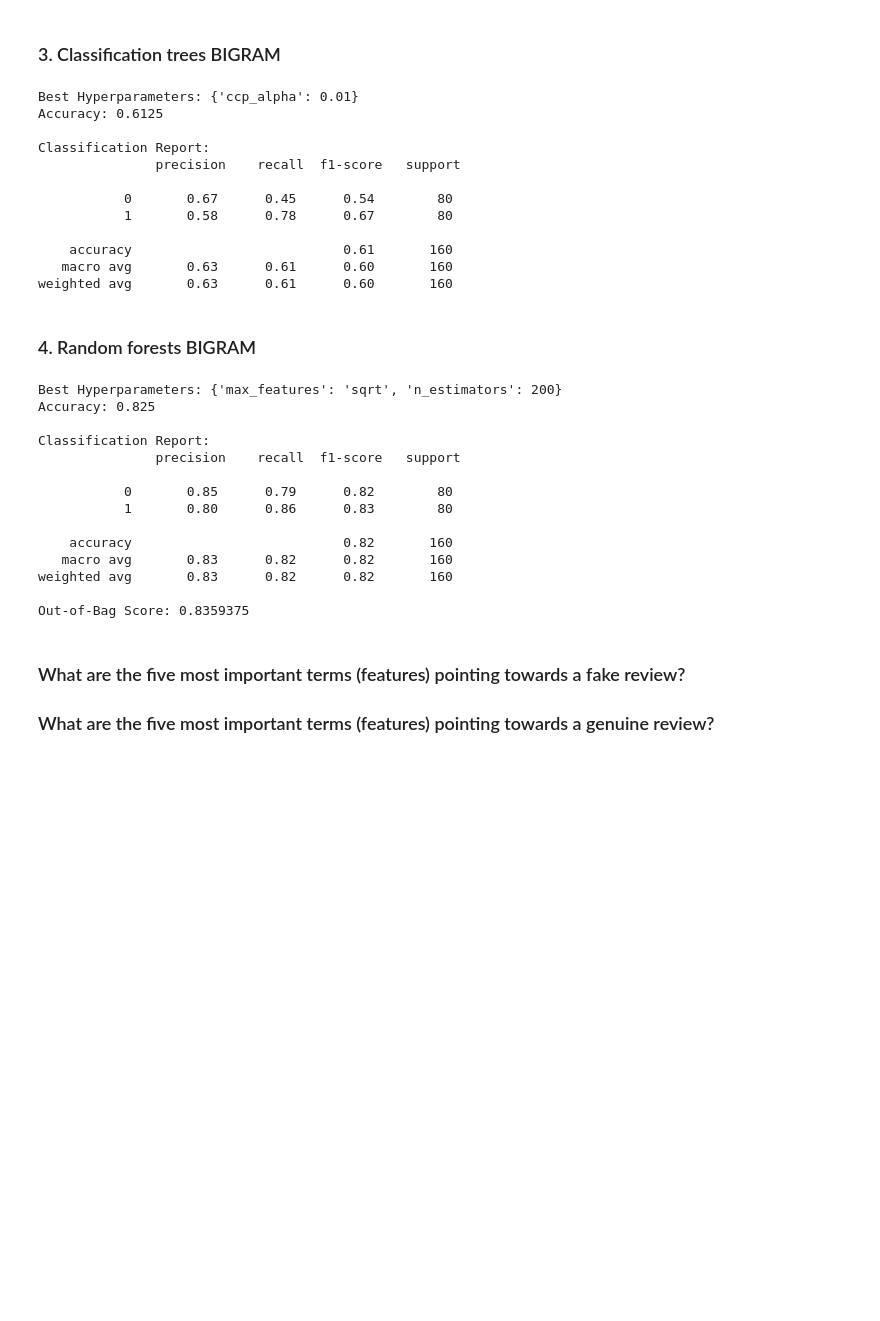
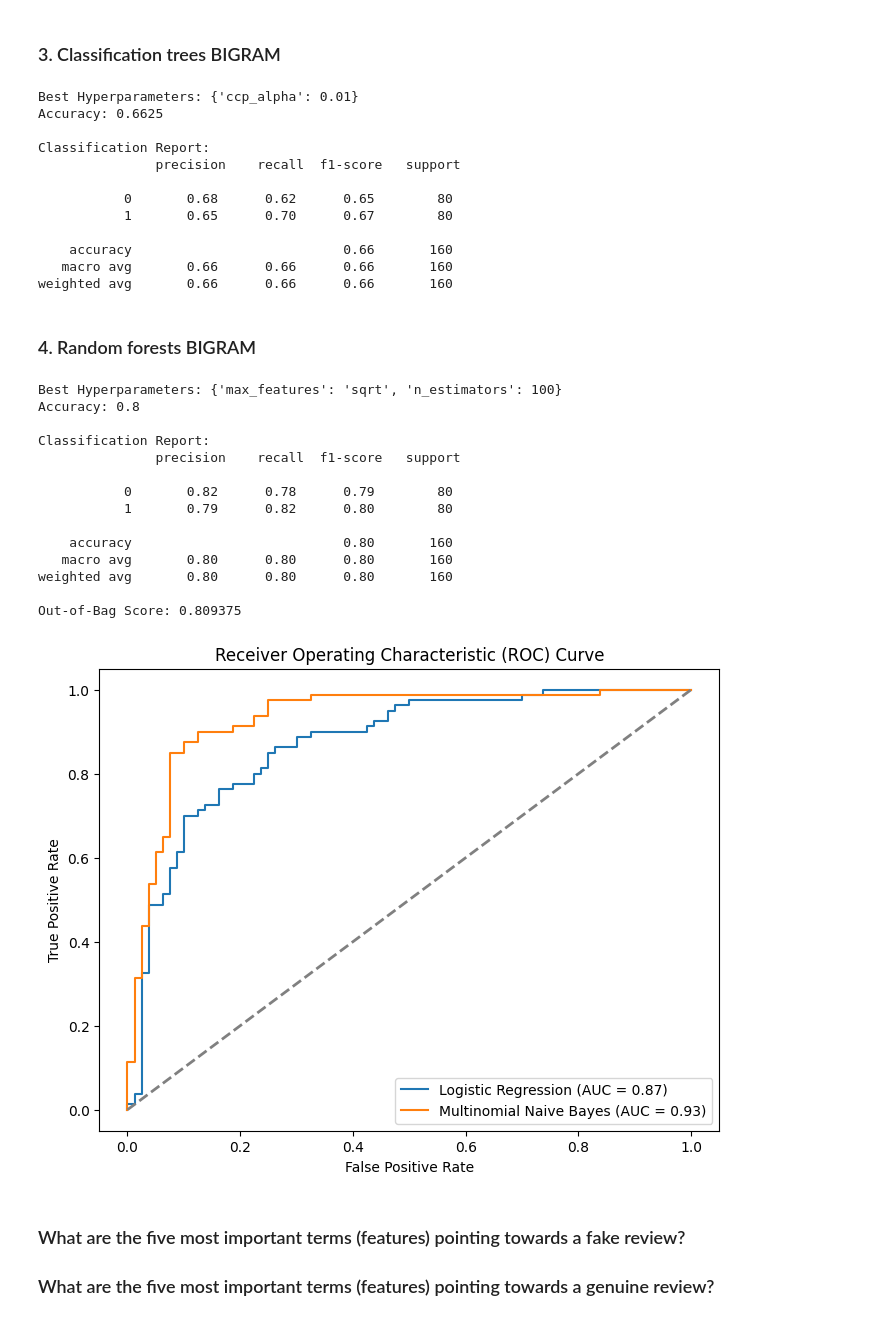
Before and after one commit to PaulVermeeren/Data-Mining, a Jupyter notebook: assignment_2.ipynb, the cells around one changed output. Drawn from its saved outputs; the diff is of its cells as text; code cells hidden in the pictures; blank space fills up the shorter version.

```diff
--- a/assignment_2.ipynb
+++ b/assignment_2.ipynb
@@ -51,6 +51,19 @@ print('test')
 test
 # %% [markdown]
 ### Preprocessing
+# %%
+
+# Define your custom words to be removed
+custom_words = ["hotel", "room"]
+
+# Function to remove custom words
+def remove_custom_words(text):
+    words = text.split()
+    filtered_words = [word for word in words if word.lower() not in custom_words]
+    return ' '.join(filtered_words)
+
+# Apply the custom word removal function to the 'Review' column
+data['Review'] = data['Review'].apply(remove_custom_words)
 # %%
 from sklearn.preprocessing import LabelEncoder
 
@@ -83,7 +96,7 @@ truthful -> 1
 # %%
 from sklearn.feature_extraction.text import TfidfVectorizer
 # Create a TF-IDF vectorizer
-tfidf_vectorizer = TfidfVectorizer(max_features=5000)  # You can adjust the number of features as needed
+tfidf_vectorizer = TfidfVectorizer(max_features=5000, stop_words='english')  # You can adjust the number of features as needed
 
 # Fit and transform the training data
 X_train_tfidf = tfidf_vectorizer.fit_transform(X_train)
@@ -343,7 +356,7 @@ Random Forest Accuracy: 0.85
 ### Does performance improve by adding bigram features, instead of using just unigrams?
 # %%
 # Create a TF-IDF vectorizer with bigram features
-tfidf_vectorizer_bigram = TfidfVectorizer(ngram_range=(1, 2), max_features=5000)  # Adjust max_features as needed
+tfidf_vectorizer_bigram = TfidfVectorizer(ngram_range=(1, 2), max_features=5000, stop_words='english')  # Adjust max_features as needed
 
 # Fit and transform the training data with bigram features
 X_train_tfidf_bigram = tfidf_vectorizer_bigram.fit_transform(X_train)
@@ -474,17 +487,17 @@ print("Accuracy:", accuracy)
 print("\nClassification Report:\n", report)
 # %% [output]
 Best Hyperparameters: {'ccp_alpha': 0.01}
-Accuracy: 0.6125
+Accuracy: 0.6625
 
 Classification Report:
                precision    recall  f1-score   support
 
-           0       0.67      0.45      0.54        80
-           1       0.58      0.78      0.67        80
+           0       0.68      0.62      0.65        80
+           1       0.65      0.70      0.67        80
 
-    accuracy                           0.61       160
-   macro avg       0.63      0.61      0.60       160
-weighted avg       0.63      0.61      0.60       160
+    accuracy                           0.66       160
+   macro avg       0.66      0.66      0.66       160
+weighted avg       0.66      0.66      0.66       160
 # %% [markdown]
 ### 4. Random forests BIGRAM
 # %%
@@ -525,20 +538,54 @@ print("Accuracy:", accuracy)
 print("\nClassification Report:\n", report)
 print("Out-of-Bag Score:", best_random_forest.oob_score_)
 # %% [output]
-Best Hyperparameters: {'max_features': 'sqrt', 'n_estimators': 200}
-Accuracy: 0.825
+Best Hyperparameters: {'max_features': 'sqrt', 'n_estimators': 100}
+Accuracy: 0.8
 
 Classification Report:
                precision    recall  f1-score   support
 
-           0       0.85      0.79      0.82        80
-           1       0.80      0.86      0.83        80
+           0       0.82      0.78      0.79        80
+           1       0.79      0.82      0.80        80
 
-    accuracy                           0.82       160
-   macro avg       0.83      0.82      0.82       160
-weighted avg       0.83      0.82      0.82       160
+    accuracy                           0.80       160
+   macro avg       0.80      0.80      0.80       160
+weighted avg       0.80      0.80      0.80       160
 
-Out-of-Bag Score: 0.8359375
+Out-of-Bag Score: 0.809375
+# %%
+import matplotlib.pyplot as plt
+import numpy as np
+from sklearn.metrics import roc_curve, roc_auc_score, auc
+from sklearn.naive_bayes import MultinomialNB
+from sklearn.ensemble import RandomForestClassifier
+from sklearn.feature_extraction.text import TfidfVectorizer
+
+# Train a Multinomial Naive Bayes model
+nb_classifier = MultinomialNB()
+nb_classifier.fit(X_train_tfidf_bigram, y_train)
+
+# Calculate ROC curve and AUC for Logistic Regression
+logistic_regression_probs = best_logistic_regression.predict_proba(X_test_tfidf_bigram)[:, 1]
+fpr_lr, tpr_lr, thresholds_lr = roc_curve(y_test, logistic_regression_probs)
+auc_lr = auc(fpr_lr, tpr_lr)
+
+# Calculate ROC curve and AUC for Naive Bayes
+nb_probs = nb_classifier.predict_proba(X_test_tfidf_bigram)[:, 1]
+fpr_nb, tpr_nb, thresholds_nb = roc_curve(y_test, nb_probs)
+auc_nb = auc(fpr_nb, tpr_nb)
+
+# Plot the ROC curves
+plt.figure(figsize=(8, 6))
+plt.plot(fpr_lr, tpr_lr, label=f'Logistic Regression (AUC = {auc_lr:.2f})')
+plt.plot(fpr_nb, tpr_nb, label=f'Multinomial Naive Bayes (AUC = {auc_nb:.2f})')
+plt.plot([0, 1], [0, 1], linestyle='--', color='gray', lw=2)
+plt.xlabel('False Positive Rate')
+plt.ylabel('True Positive Rate')
+plt.title('Receiver Operating Characteristic (ROC) Curve')
+plt.legend()
+plt.show()
+# %% [output]
+[figure, added]
 # %% [markdown]
 ### What are the five most important terms (features) pointing towards a fake review?
 ### What are the five most important terms (features) pointing towards a genuine review?
```
Also changed, not shown: parts of 10 cells of this notebook.
